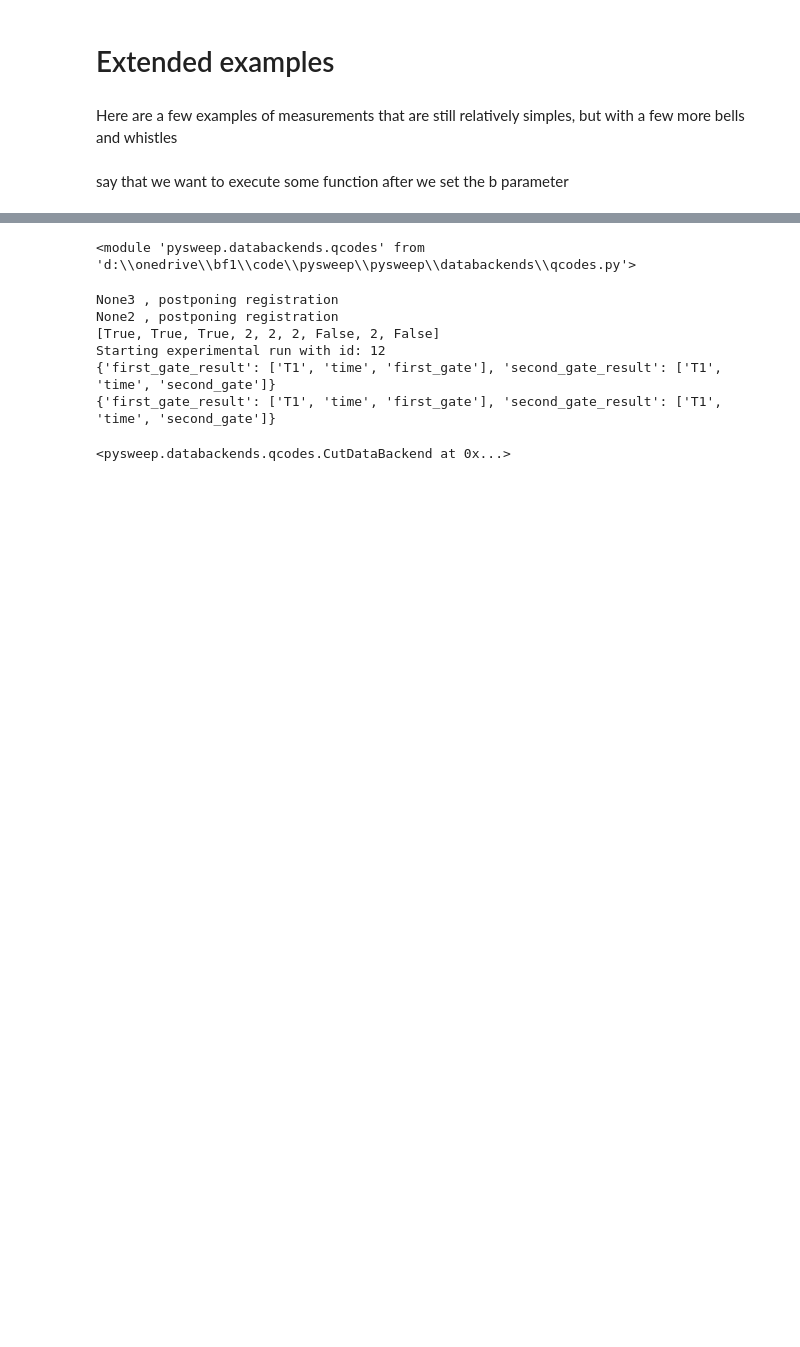
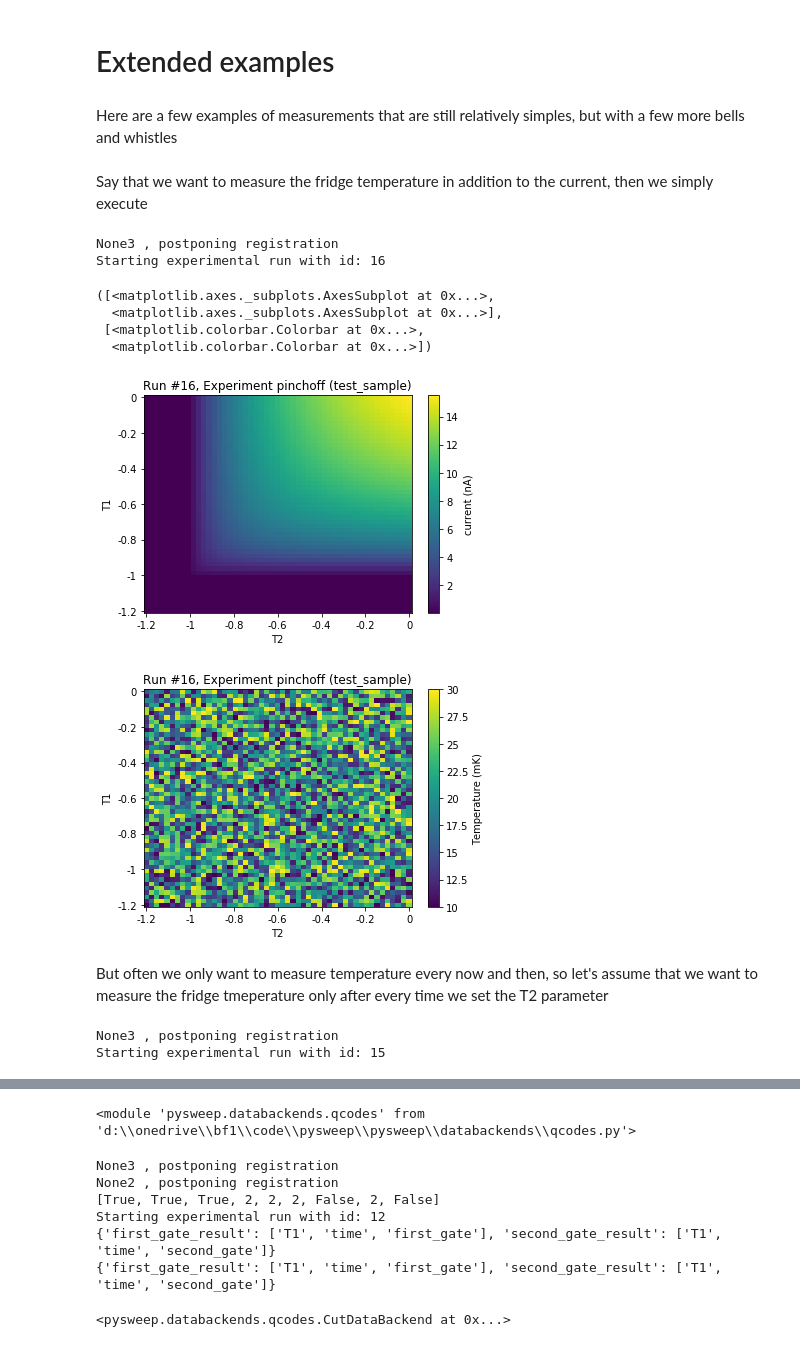
Before and after one commit to damazter/pysweep, a Jupyter notebook: docs/Examples.ipynb, the cells around one changed output, grey strips where cells are left out. Saved outputs shown, nothing was run; the diff lists cells and outputs as text; code cells hidden in the pictures; blank space fills up the shorter version.

```diff
--- a/docs/Examples.ipynb
+++ b/docs/Examples.ipynb
@@ -93,5 +113,3 @@ pysweep.sweep(init_measurement, end_measurement, measure,
 # Extended examples
 # %% [markdown]
 Here are a few examples of measurements that are still relatively simples, but with a few more bells and whistles
-# %% [markdown]
-say that we want to execute some function after we set the b parameter
@@ -103,0 +116,35 @@ pysweep.sweep(lambda d:{}, lambda d:{}, measure,
+# %% [markdown]
+Say that we want to measure the fridge temperature in addition to the current, then we simply execute
+# %%
+exp = select_experiment('pinchoff', 'test_sample')
+meas = Measurement(exp, station)
+r = pysweep.sweep(init_measurement, end_measurement, measure+measure_temperature,
+              pysweep.sweep_object(T1, np.linspace(0,-1.2,51)),
+              pysweep.sweep_object(T2, np.linspace(0,-1.2,51)),
+              databackend = pysweep.databackends.qcodes.DataBackend(meas)
+            )
+# %% [output]
+None3 , postponing registration
+Starting experimental run with id: 16
+# %%
+qcodes.dataset.plotting.plot_by_id(r.datasaver.run_id)
+# %% [output]
+([<matplotlib.axes._subplots.AxesSubplot at 0x...>,
+  <matplotlib.axes._subplots.AxesSubplot at 0x...>],
+ [<matplotlib.colorbar.Colorbar at 0x...>,
+  <matplotlib.colorbar.Colorbar at 0x...>])
+[figure, added]
+[figure, added]
+# %% [markdown]
+But often we only want to measure temperature every now and then, so let's assume that we want to measure the fridge tmeperature only after every time we set the T2 parameter
+# %%
+exp = select_experiment('pinchoff', 'test_sample')
+meas = Measurement(exp, station)
+r = pysweep.sweep(init_measurement, end_measurement, measure,
+              pysweep.sweep_object(T1, np.linspace(0,-1.2,51)),
+              conv.add_function(pysweep.sweep_object(T2, np.linspace(0,-1.2,51)), measure_temperature),
+              databackend = pysweep.databackends.qcodes.DataBackend(meas)
+            )
+# %% [output]
+None3 , postponing registration
+Starting experimental run with id: 15
```
Also changed, not shown: parts of 13 cells of this notebook.
